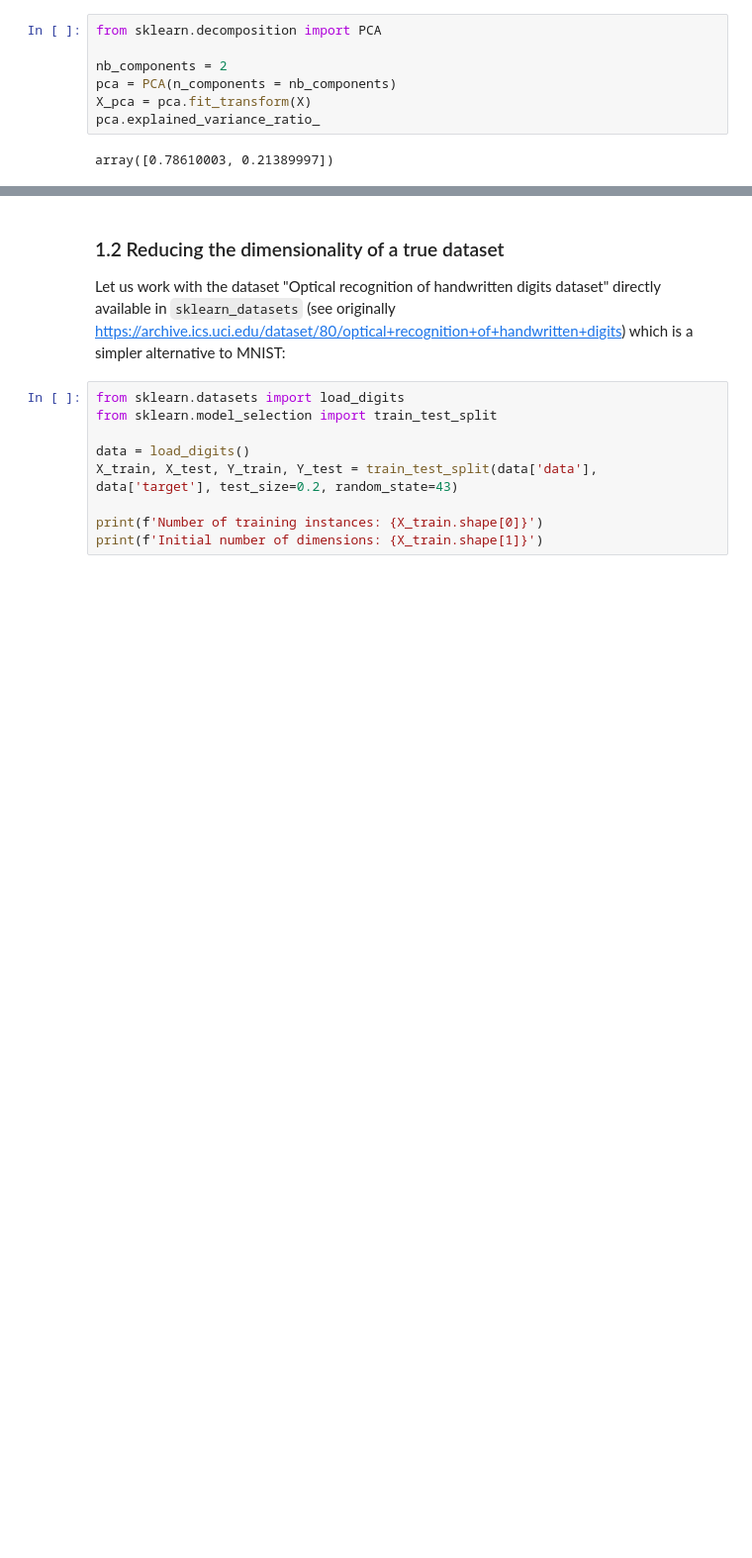
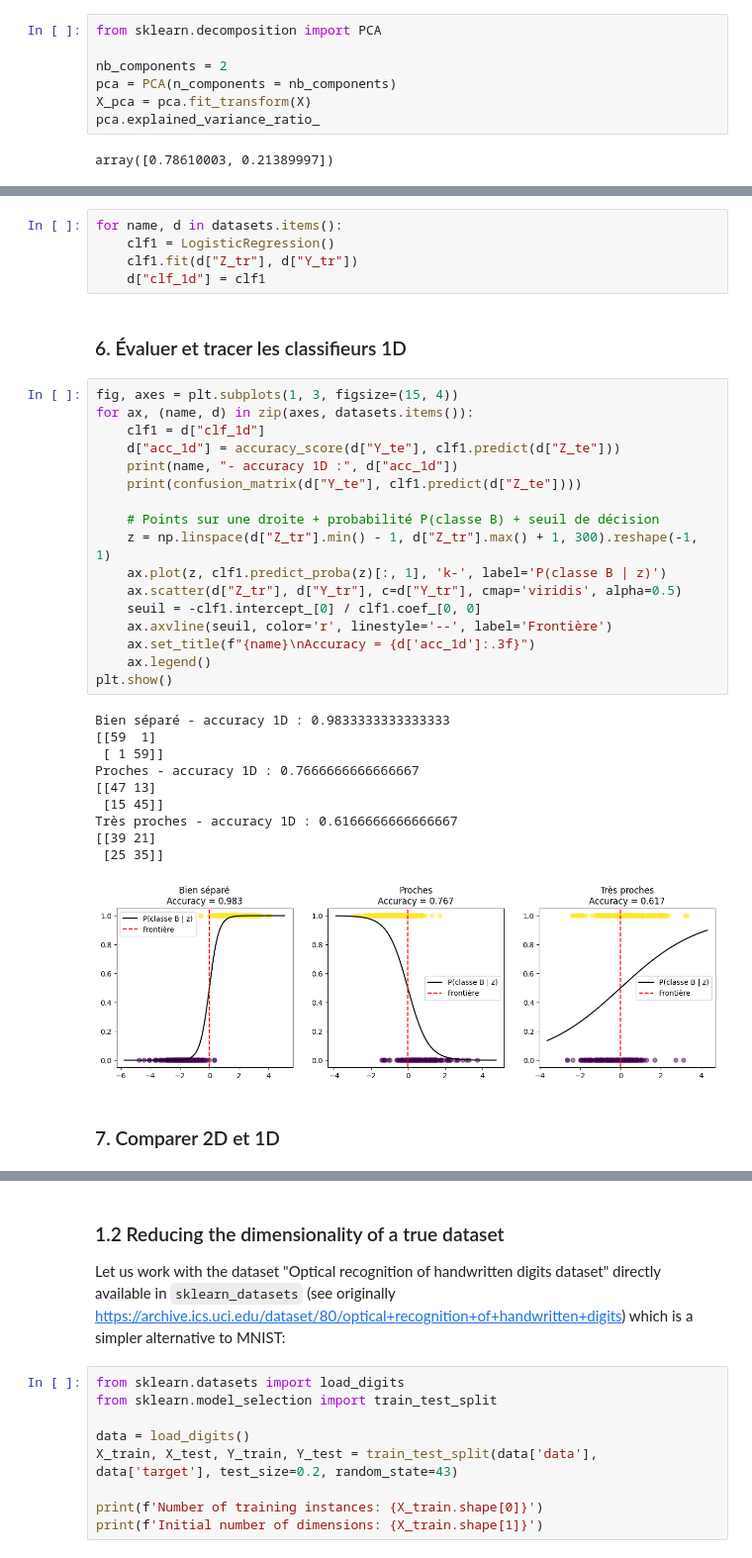
Before and after one commit to ismailab2/PROJET_AAA, a Jupyter notebook: DMFacultatif/Ffiche_datasets_AAA.ipynb, the cells around one changed output, grey strips where cells are left out. Shown at 99% size. Cells and saved outputs as stored; diff of their text form; blank space fills up the shorter version.

```diff
--- a/DMFacultatif/Ffiche_datasets_AAA.ipynb
+++ b/DMFacultatif/Ffiche_datasets_AAA.ipynb
@@ -64,0 +148,37 @@ array([0.78610003, 0.21389997])
+# %%
+for name, d in datasets.items():
+    clf1 = LogisticRegression()
+    clf1.fit(d["Z_tr"], d["Y_tr"])
+    d["clf_1d"] = clf1
+# %% [markdown]
+### 6. Évaluer et tracer les classifieurs 1D
+# %%
+fig, axes = plt.subplots(1, 3, figsize=(15, 4))
+for ax, (name, d) in zip(axes, datasets.items()):
+    clf1 = d["clf_1d"]
+    d["acc_1d"] = accuracy_score(d["Y_te"], clf1.predict(d["Z_te"]))
+    print(name, "- accuracy 1D :", d["acc_1d"])
+    print(confusion_matrix(d["Y_te"], clf1.predict(d["Z_te"])))
+
+    # Points sur une droite + probabilité P(classe B) + seuil de décision
+    z = np.linspace(d["Z_tr"].min() - 1, d["Z_tr"].max() + 1, 300).reshape(-1, 1)
+    ax.plot(z, clf1.predict_proba(z)[:, 1], 'k-', label='P(classe B | z)')
+    ax.scatter(d["Z_tr"], d["Y_tr"], c=d["Y_tr"], cmap='viridis', alpha=0.5)
+    seuil = -clf1.intercept_[0] / clf1.coef_[0, 0]
+    ax.axvline(seuil, color='r', linestyle='--', label='Frontière')
+    ax.set_title(f"{name}\nAccuracy = {d['acc_1d']:.3f}")
+    ax.legend()
+plt.show()
+# %% [output]
+Bien séparé - accuracy 1D : 0.9833333333333333
+[[59  1]
+ [ 1 59]]
+Proches - accuracy 1D : 0.7666666666666667
+[[47 13]
+ [15 45]]
+Très proches - accuracy 1D : 0.6166666666666667
+[[39 21]
+ [25 35]]
+[figure, added]
+# %% [markdown]
+### 7. Comparer 2D et 1D
```
Also changed, not shown: parts of 25 cells of this notebook.
